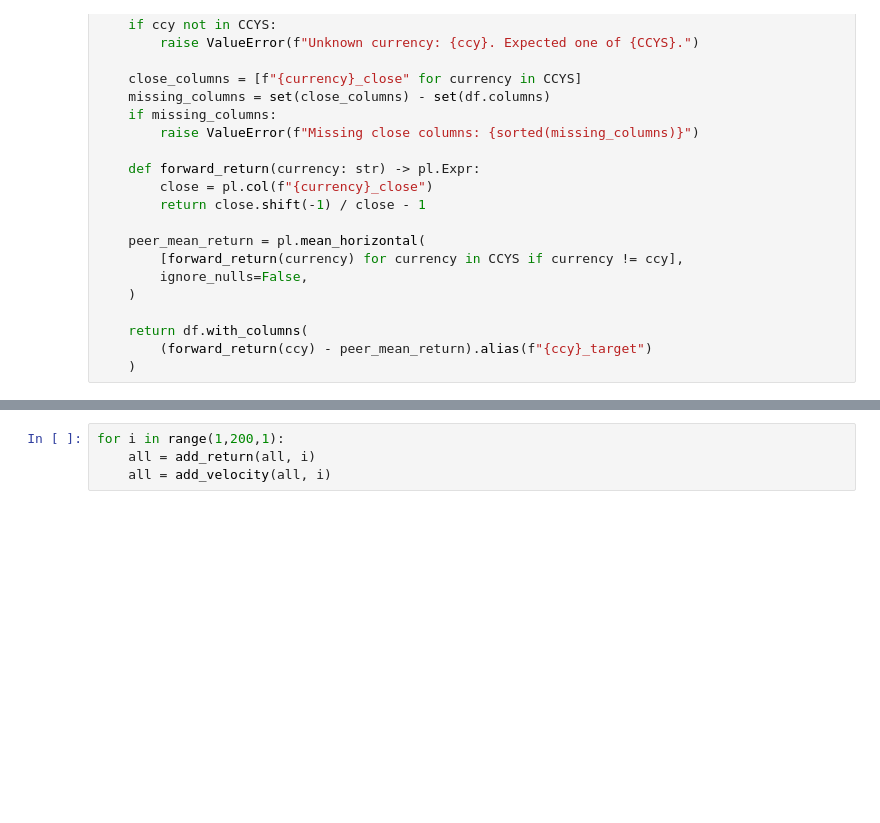
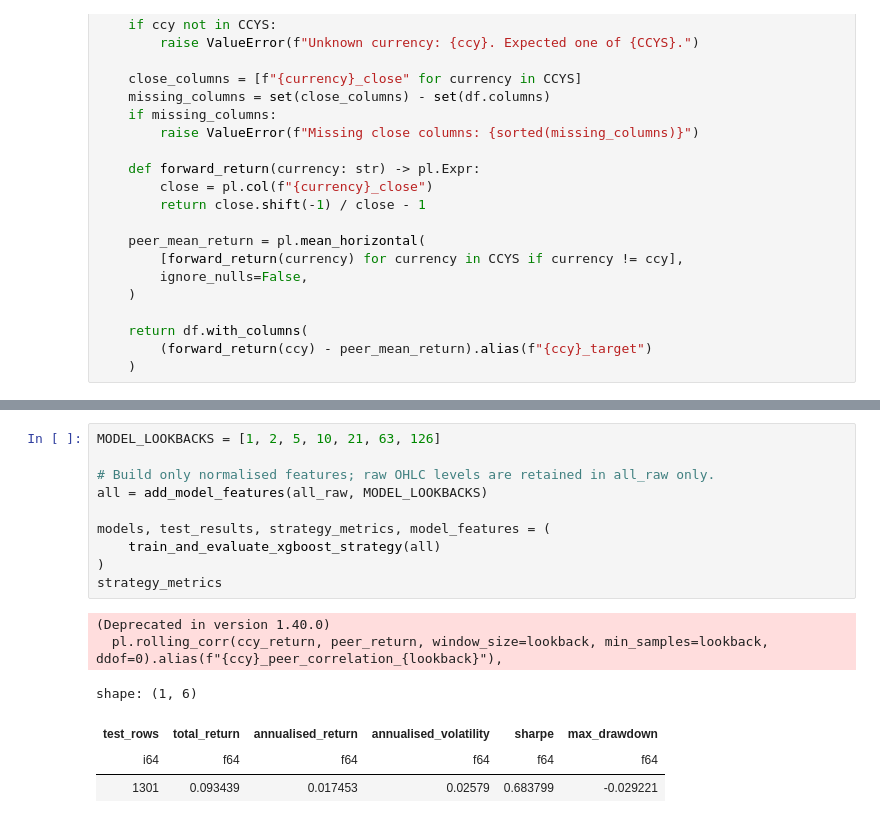
Before and after one commit to RobertHotchkiss/yet_another_machine_learning_repo, a Jupyter notebook: src/notebooks/multi_asset_trading.ipynb, the cells around one changed output, grey strips where cells are left out. Cells and saved outputs as stored; diff of their text form; blank space fills up the shorter version.

Commit message:
some results

```diff
--- a/src/notebooks/multi_asset_trading.ipynb
+++ b/src/notebooks/multi_asset_trading.ipynb
@@ -266,4 +494,17 @@ shape: (6_502, 29)
 # %%
-for i in range(1,200,1):
-    all = add_return(all, i)
-    all = add_velocity(all, i)
+MODEL_LOOKBACKS = [1, 2, 5, 10, 21, 63, 126]
+
+# Build only normalised features; raw OHLC levels are retained in all_raw only.
+all = add_model_features(all_raw, MODEL_LOOKBACKS)
+
+models, test_results, strategy_metrics, model_features = (
+    train_and_evaluate_xgboost_strategy(all)
+)
+strategy_metrics
+# %% [output]
+(Deprecated in version 1.40.0)
+  pl.rolling_corr(ccy_return, peer_return, window_size=lookback, min_samples=lookback, ddof=0).alias(f"{ccy}_peer_correlation_{lookback}"),
+shape: (1, 6)
+| test_rows | total_return | annualised_return | annualised_volatility | sharpe | max_drawdown |
+| i64 | f64 | f64 | f64 | f64 | f64 |
+| 1301 | 0.093439 | 0.017453 | 0.02579 | 0.683799 | -0.029221 |
```
Also changed, not shown: parts of 3 cells of this notebook, 4 other files.
